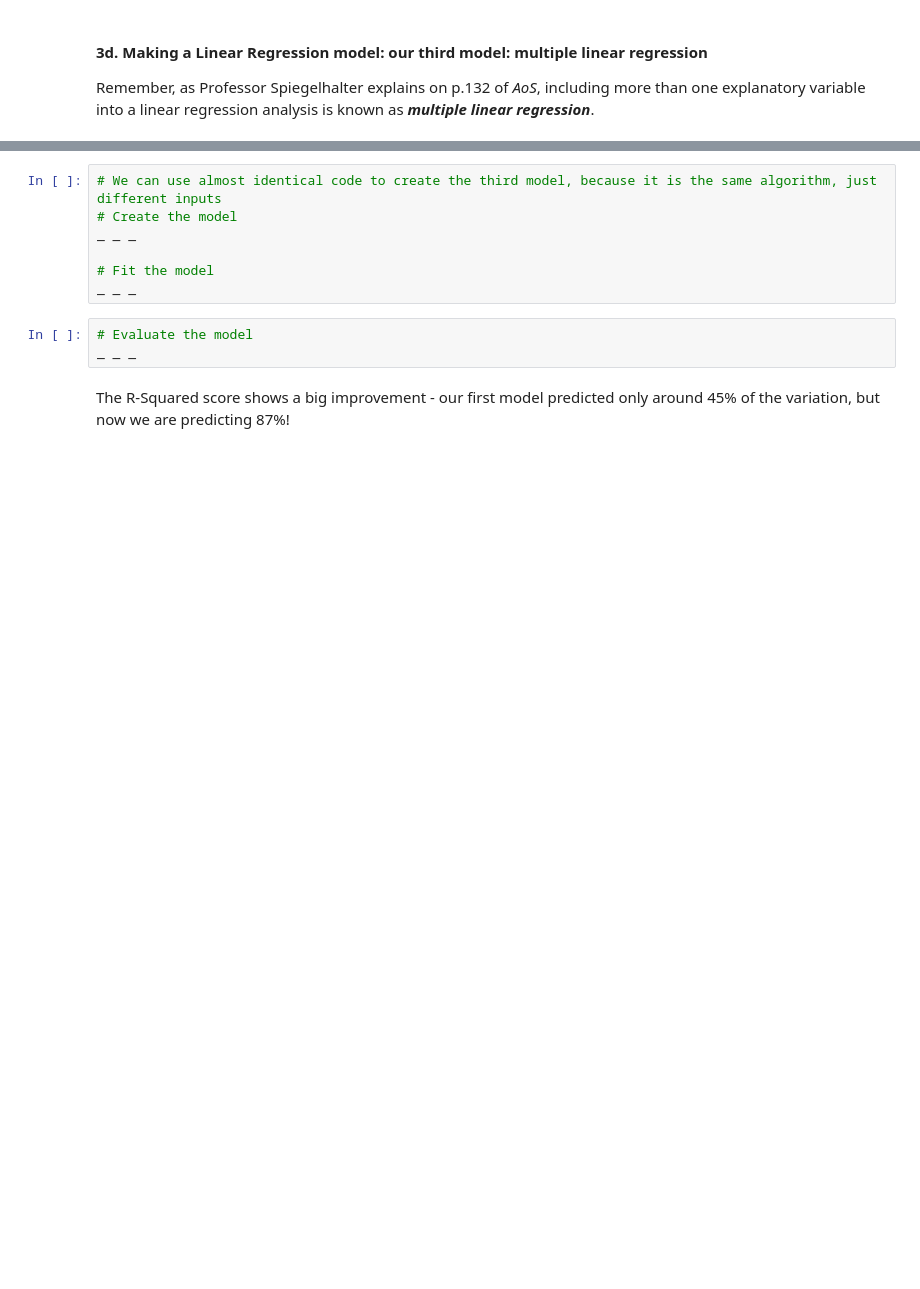
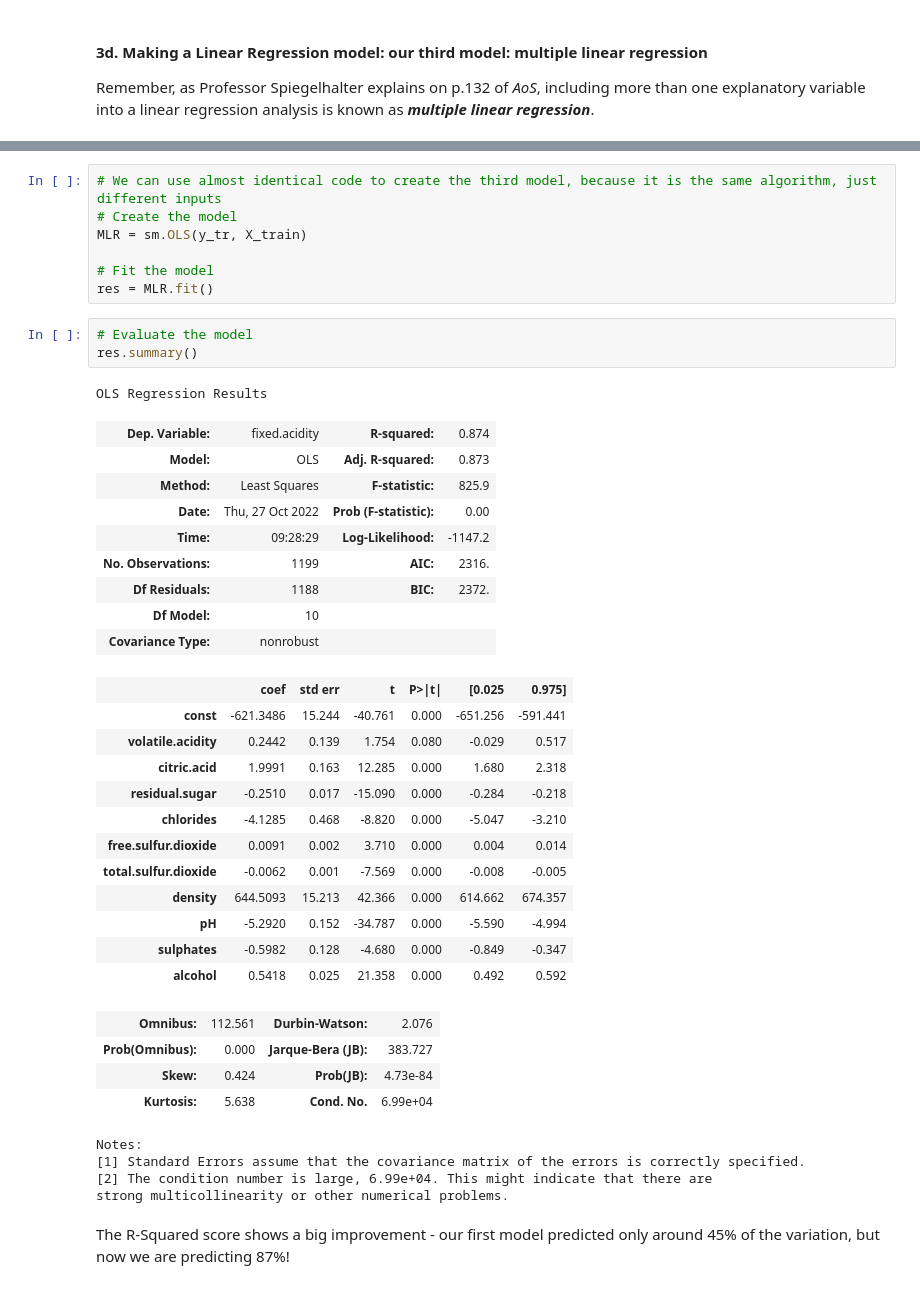
Before and after one commit to zjbrown0689/dsc, a Jupyter notebook: 11.4.1 Case Study - Linear Regression/Springboard Regression Case Study - the Red Wine Dataset - Tier 3.ipynb, the cells around one changed output, grey strips where cells are left out. Cells and saved outputs as stored; diff of their text form; blank space fills up the shorter version.

```diff
--- a/11.4.1 Case Study - Linear Regression/Springboard Regression Case Study - the Red Wine Dataset - Tier 3.ipynb
+++ b/11.4.1 Case Study - Linear Regression/Springboard Regression Case Study - the Red Wine Dataset - Tier 3.ipynb
@@ -368,13 +394,44 @@ _ _ _
 # %%
 # We can use almost identical code to create the third model, because it is the same algorithm, just different inputs
 # Create the model
-_ _ _
+MLR = sm.OLS(y_tr, X_train)
 
 # Fit the model
-_ _ _
+res = MLR.fit()
 # %%
 # Evaluate the model
-_ _ _
+res.summary()
+# %% [output]
+OLS Regression Results
+| Dep. Variable: | fixed.acidity | R-squared: | 0.874 |
+| Model: | OLS | Adj. R-squared: | 0.873 |
+| Method: | Least Squares | F-statistic: | 825.9 |
+| Date: | Thu, 27 Oct 2022 | Prob (F-statistic): | 0.00 |
+| Time: | 09:28:29 | Log-Likelihood: | -1147.2 |
+| No. Observations: | 1199 | AIC: | 2316. |
+| Df Residuals: | 1188 | BIC: | 2372. |
+| Df Model: | 10 |  |  |
+| Covariance Type: | nonrobust |  |  |
+|  | coef | std err | t | P>|t| | [0.025 | 0.975] |
+| const | -621.3486 | 15.244 | -40.761 | 0.000 | -651.256 | -591.441 |
+| volatile.acidity | 0.2442 | 0.139 | 1.754 | 0.080 | -0.029 | 0.517 |
+| citric.acid | 1.9991 | 0.163 | 12.285 | 0.000 | 1.680 | 2.318 |
+| residual.sugar | -0.2510 | 0.017 | -15.090 | 0.000 | -0.284 | -0.218 |
+| chlorides | -4.1285 | 0.468 | -8.820 | 0.000 | -5.047 | -3.210 |
+| free.sulfur.dioxide | 0.0091 | 0.002 | 3.710 | 0.000 | 0.004 | 0.014 |
+| total.sulfur.dioxide | -0.0062 | 0.001 | -7.569 | 0.000 | -0.008 | -0.005 |
+| density | 644.5093 | 15.213 | 42.366 | 0.000 | 614.662 | 674.357 |
+| pH | -5.2920 | 0.152 | -34.787 | 0.000 | -5.590 | -4.994 |
+| sulphates | -0.5982 | 0.128 | -4.680 | 0.000 | -0.849 | -0.347 |
+| alcohol | 0.5418 | 0.025 | 21.358 | 0.000 | 0.492 | 0.592 |
+| Omnibus: | 112.561 | Durbin-Watson: | 2.076 |
+| Prob(Omnibus): | 0.000 | Jarque-Bera (JB): | 383.727 |
+| Skew: | 0.424 | Prob(JB): | 4.73e-84 |
+| Kurtosis: | 5.638 | Cond. No. | 6.99e+04 |
+Notes:
+[1] Standard Errors assume that the covariance matrix of the errors is correctly specified.
+[2] The condition number is large, 6.99e+04. This might indicate that there are
+strong multicollinearity or other numerical problems.
 # %% [markdown]
 The R-Squared score shows a big improvement - our first model predicted only around 45% of the variation, but now we are predicting 87%!
 # %%
```
Also changed, not shown: parts of 19 cells of this notebook.
